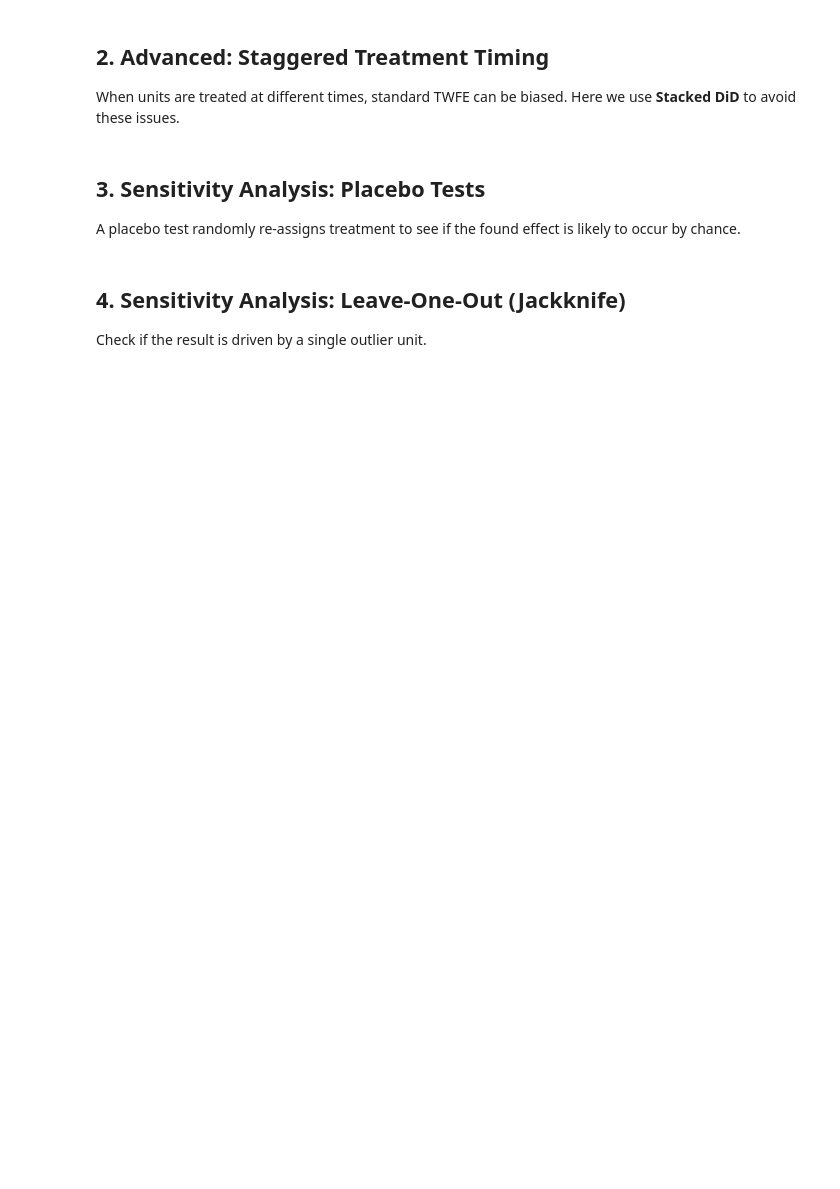
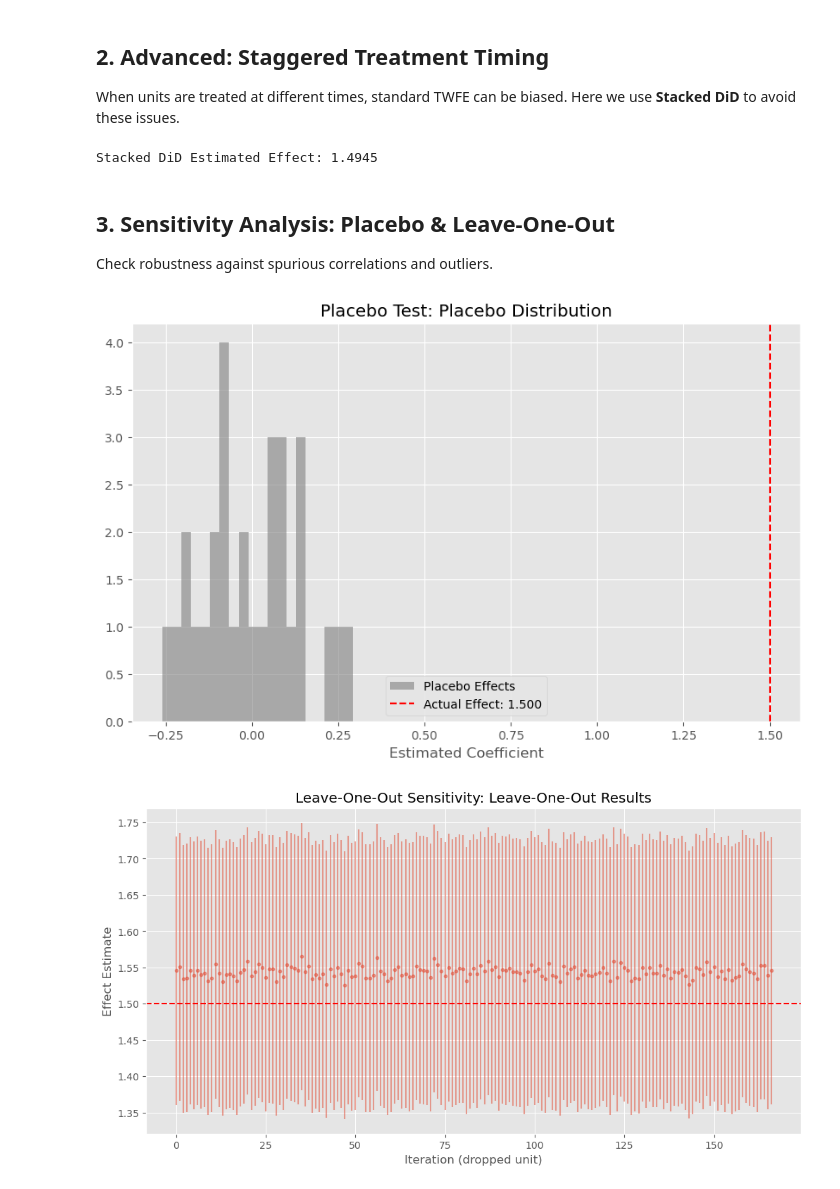
Before and after one commit to AntonEbsen/Demography, a Jupyter notebook: translation_of_STATA_code/notebooks/did_template.ipynb, the cells around one changed output. Saved outputs shown, nothing was run; the diff lists cells and outputs as text; code cells hidden in the pictures; blank space fills up the shorter version.

Commit message:
feat: Add Python implementation for Difference-in-Differences (DiD) analysis, including simulation, TWFE, event study, and sensitivity tests.

```diff
--- a/translation_of_STATA_code/notebooks/did_template.ipynb
+++ b/translation_of_STATA_code/notebooks/did_template.ipynb
@@ -43,25 +49,27 @@ When units are treated at different times, standard TWFE can be biased. Here we
 # %%
 # Simulate staggered treatment
 df_staggered = simulate_staggered_did(n_units=200, n_periods=15, treat_share=0.5, min_treat_start=5, max_treat_start=10, effect=1.5)
-
-print("Units treated at different times:")
-print(df_staggered.groupby('treat_start')['unit'].nunique())
 
 # Run Stacked DiD
 res_stacked = run_stacked_did(df_staggered, y='y', unit='unit', time='time', treat_start_col='treat_start', cluster='unit')
 
 print(f"\nStacked DiD Estimated Effect: {res_stacked.params['did']:.4f}")
+# %% [output]
+Stacked DiD Estimated Effect: 1.4945
-# %% [markdown]
-## 3. Sensitivity Analysis: Placebo Tests
-
-A placebo test randomly re-assigns treatment to see if the found effect is likely to occur by chance.
+# %% [markdown]
+## 3. Sensitivity Analysis: Placebo & Leave-One-Out
+
+Check robustness against spurious correlations and outliers.
 # %%
-print("Running Placebo Test (50 iterations)...")
-placebos = run_placebo_test(df, y='y', unit='unit', time='time', treated='treated', post='post', n_iterations=50)
-
+# Placebo Test
+placebos = run_placebo_test(df, y='y', unit='unit', time='time', treated='treated', post='post', n_iterations=30)
 visualize_sensitivity(placebo_effects=placebos, true_effect=1.5, title="Placebo Test")
 plt.show()
+
+# Leave-One-Out (Subset for speed)
+loo_res = run_leave_one_out_sensitivity(df.iloc[:2000], y='y', unit='unit', time='time', treated='treated', post='post')
+visualize_sensitivity(loo_results=loo_res, true_effect=1.5, title="Leave-One-Out Sensitivity")
+plt.show()
+# %% [output]
+[figure, added]
+[figure, added]
-# %% [markdown]
-## 4. Sensitivity Analysis: Leave-One-Out (Jackknife)
-
-Check if the result is driven by a single outlier unit.
```
Also changed, not shown: parts of 9 cells of this notebook, 1 other file.
